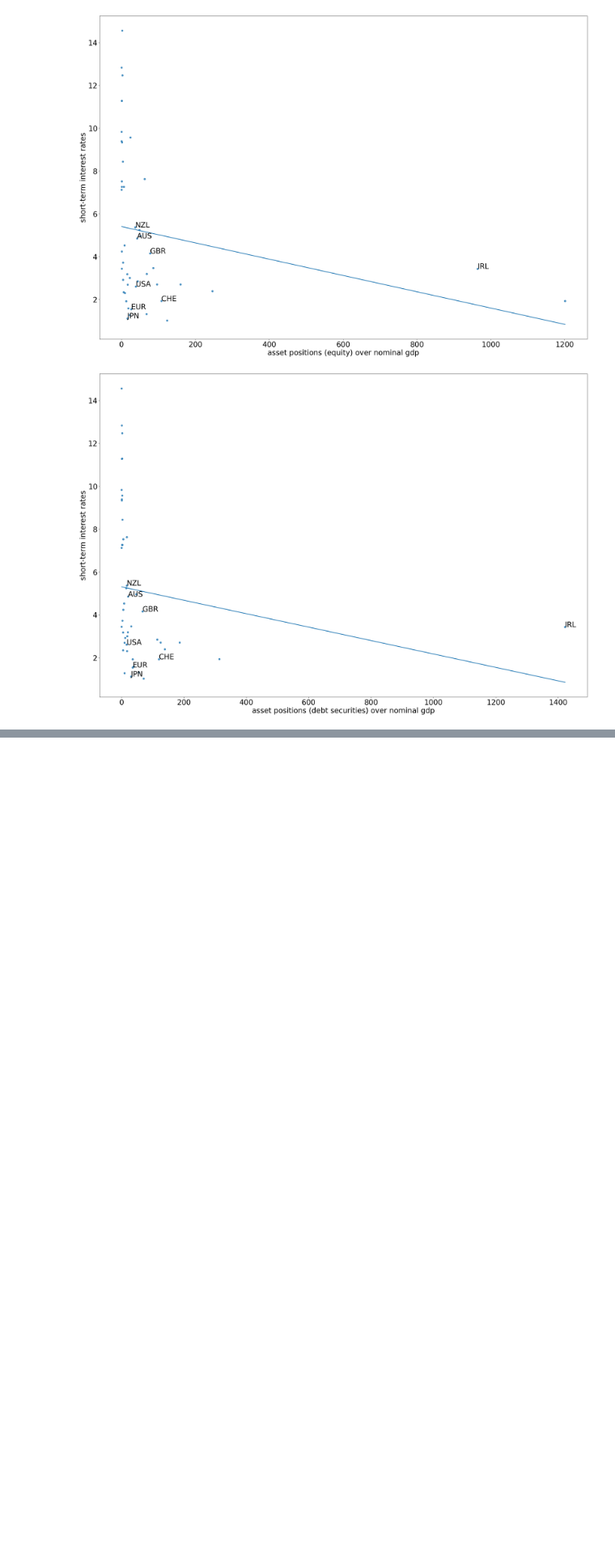
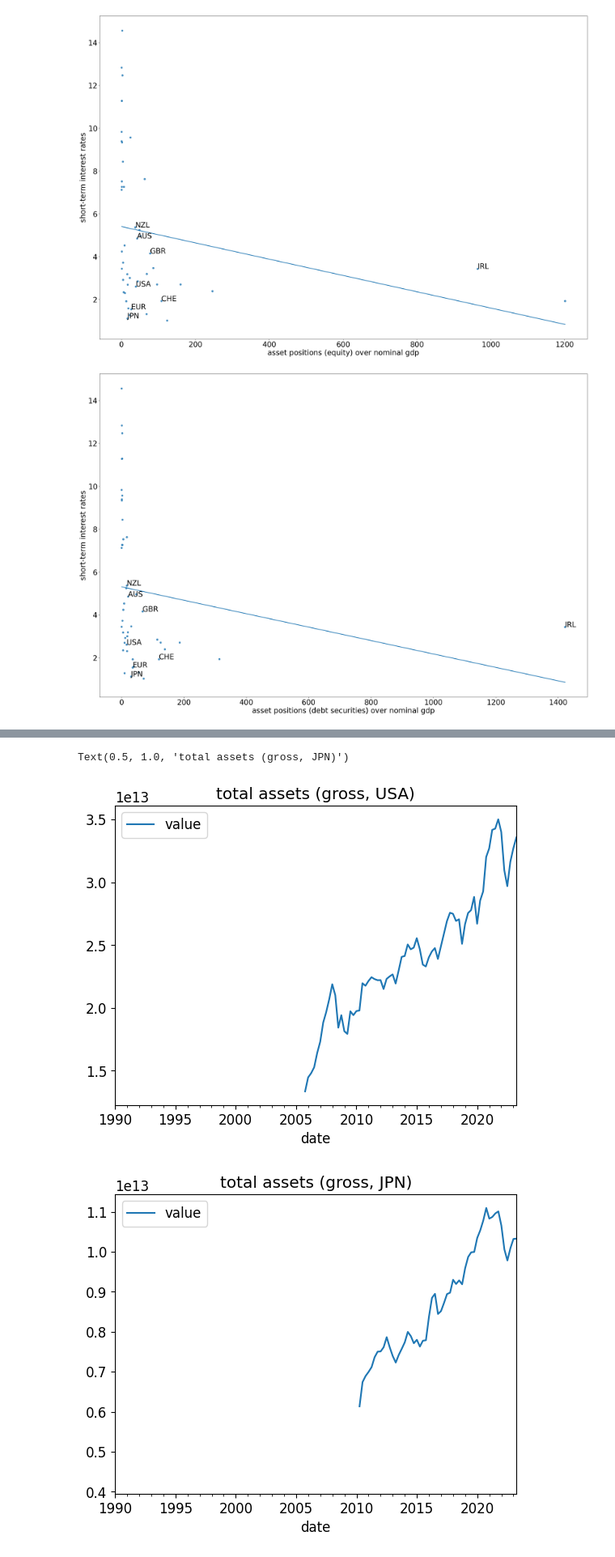
Before and after one commit to emilyfu1/riskoff, a Jupyter notebook: lookatdata.ipynb, the cells around one changed output, grey strips where cells are left out. Shown: that part at 81% size. Cells and saved outputs as stored; diff of their text form; code cells hidden in the pictures; blank space fills up the shorter version.

```diff
--- a/lookatdata.ipynb
+++ b/lookatdata.ipynb
@@ -152,8 +159,6 @@ for idx, row in item_a.iterrows():
 [figure]
 # %%
 # small scatterplot (gross asset position, dividing by gdp)
-
-plt.rcParams.update({'font.size': 25})
 
 # open figure + axis
 fig = plt.subplots(figsize=(30,20))
@@ -171,8 +176,6 @@ for idx, row in item_a.iterrows():
 [figure]
 # %%
 # small scatterplot (equity holdings, dividing by gdp)
-
-plt.rcParams.update({'font.size': 25})
 
 # open figure + axis
 fig = plt.subplots(figsize=(30,20))
@@ -190,8 +193,6 @@ for idx, row in item_a.iterrows():
 [figure]
 # %%
 # small scatterplot (debt securities, dividing by gdp)
-
-plt.rcParams.update({'font.size': 25})
 
 # open figure + axis
 fig = plt.subplots(figsize=(30,20))
@@ -209,0 +219,30 @@ for idx, row in item_a.iterrows():
+# %%
+# just look at some time series
+
+# united states
+us = iip_long[(iip_long['Indicator Code'].isin(['IA_BP6_USD',
+                                                'IL_BP6_USD',
+                                                'ILPE_BP6_USD',
+                                                'ILPD_BP6_USD',
+                                                'IAPE_BP6_USD',
+                                                'IAPD_BP6_USD'])) & (iip_long['iso3'] == 'USA')][['Indicator Code', 'date', 'value']]
+
+# japan
+jp = iip_long[(iip_long['Indicator Code'].isin(['IA_BP6_USD',
+                                                'IL_BP6_USD',
+                                                'ILPE_BP6_USD',
+                                                'ILPD_BP6_USD',
+                                                'IAPE_BP6_USD',
+                                                'IAPD_BP6_USD'])) & (iip_long['iso3'] == 'JPN')][['Indicator Code', 'date', 'value']]
+# %%
+plt.rcParams.update({'font.size': 12})
+
+us[us['Indicator Code'] == 'IA_BP6_USD'].plot(x='date', y='value')
+plt.title('total assets (gross, USA)')
+
+jp[jp['Indicator Code'] == 'IA_BP6_USD'].plot(x='date', y='value')
+plt.title('total assets (gross, JPN)')
+# %% [output]
+Text(0.5, 1.0, 'total assets (gross, JPN)')
+[figure, added]
+[figure, added]
```
Also changed, not shown: parts of 7 cells of this notebook, 1 other file.
